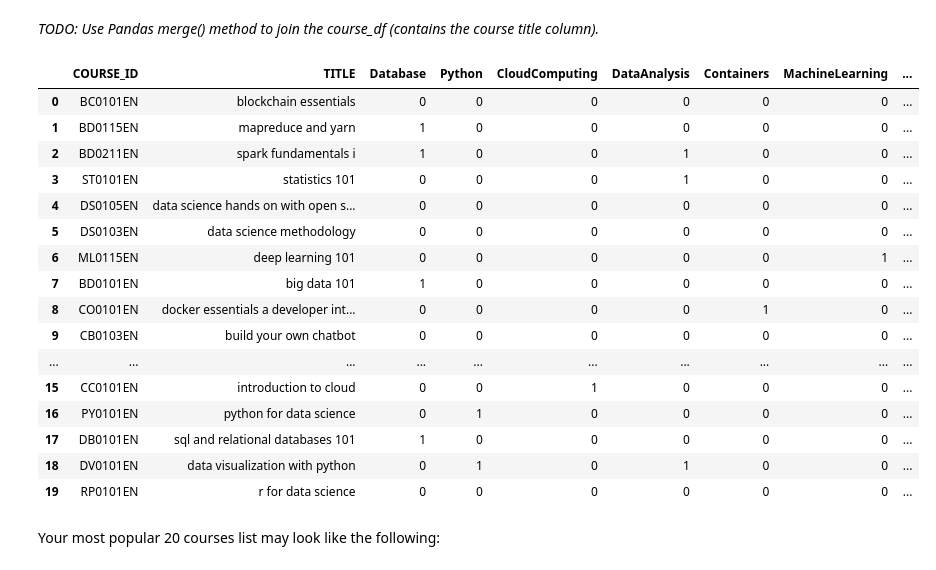
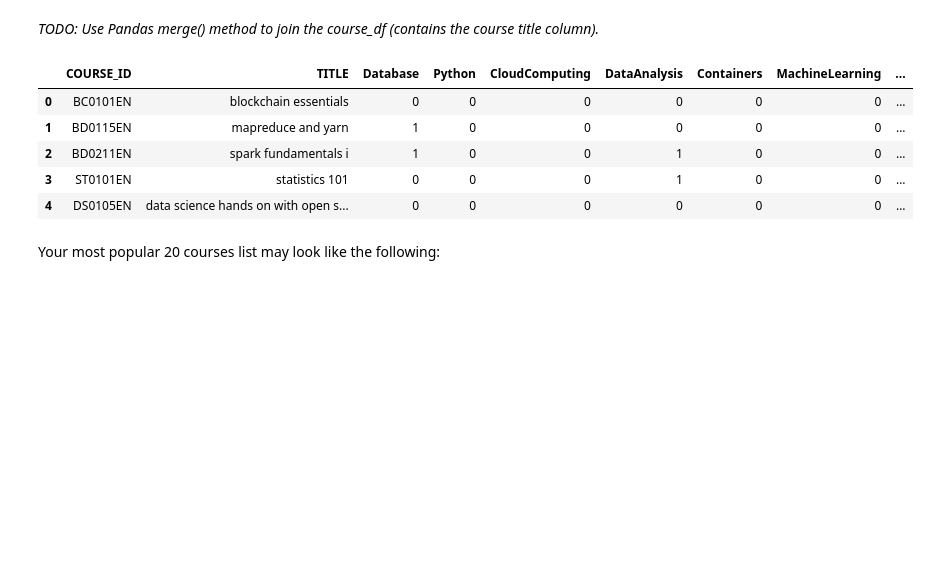
Before and after one commit to dennislamcv1/IBMMachineLearning, a Jupyter notebook: Machine Learning Capstone/lab_jupyter_eda.ipynb, the cells around one changed output. Drawn from its saved outputs; the diff is of its cells as text; code cells hidden in the pictures; blank space fills up the shorter version.

```diff
--- a/Machine Learning Capstone/lab_jupyter_eda.ipynb
+++ b/Machine Learning Capstone/lab_jupyter_eda.ipynb
@@ -483,25 +493,14 @@ Now you may only see the item IDs which do not indicate what kind of courses the
 # WRITE YOUR CODE HERE
 df = pd.merge(left=course_df, right=best20, how="inner", left_on="COURSE_ID", right_on=best20.index)
 # %%
-df
+df.head()
 # %% [output]
 |  | COURSE_ID | TITLE | Database | Python | CloudComputing | DataAnalysis | Containers | MachineLearning | ... |
 | 0 | BC0101EN | blockchain essentials | 0 | 0 | 0 | 0 | 0 | 0 | ... |
 | 1 | BD0115EN | mapreduce and yarn | 1 | 0 | 0 | 0 | 0 | 0 | ... |
 | 2 | BD0211EN | spark fundamentals i | 1 | 0 | 0 | 1 | 0 | 0 | ... |
 | 3 | ST0101EN | statistics 101 | 0 | 0 | 0 | 1 | 0 | 0 | ... |
 | 4 | DS0105EN | data science hands on with open s... | 0 | 0 | 0 | 0 | 0 | 0 | ... |
-| 5 | DS0103EN | data science methodology | 0 | 0 | 0 | 0 | 0 | 0 | ... |
-| 6 | ML0115EN | deep learning 101 | 0 | 0 | 0 | 0 | 0 | 1 | ... |
-| 7 | BD0101EN | big data 101 | 1 | 0 | 0 | 0 | 0 | 0 | ... |
-| 8 | CO0101EN | docker essentials a developer int... | 0 | 0 | 0 | 0 | 1 | 0 | ... |
-| 9 | CB0103EN | build your own chatbot | 0 | 0 | 0 | 0 | 0 | 0 | ... |
-| ... | ... | ... | ... | ... | ... | ... | ... | ... | ... |
-| 15 | CC0101EN | introduction to cloud | 0 | 0 | 1 | 0 | 0 | 0 | ... |
-| 16 | PY0101EN | python for data science | 0 | 1 | 0 | 0 | 0 | 0 | ... |
-| 17 | DB0101EN | sql and relational databases 101 | 1 | 0 | 0 | 0 | 0 | 0 | ... |
-| 18 | DV0101EN | data visualization with python | 0 | 1 | 0 | 1 | 0 | 0 | ... |
-| 19 | RP0101EN | r for data science | 0 | 0 | 0 | 0 | 0 | 0 | ... |
 # %% [markdown]
 Your most popular 20 courses list may look like the following:
 # %% [markdown]
```
Also changed, not shown: parts of 2 cells of this notebook, 10 other files.
